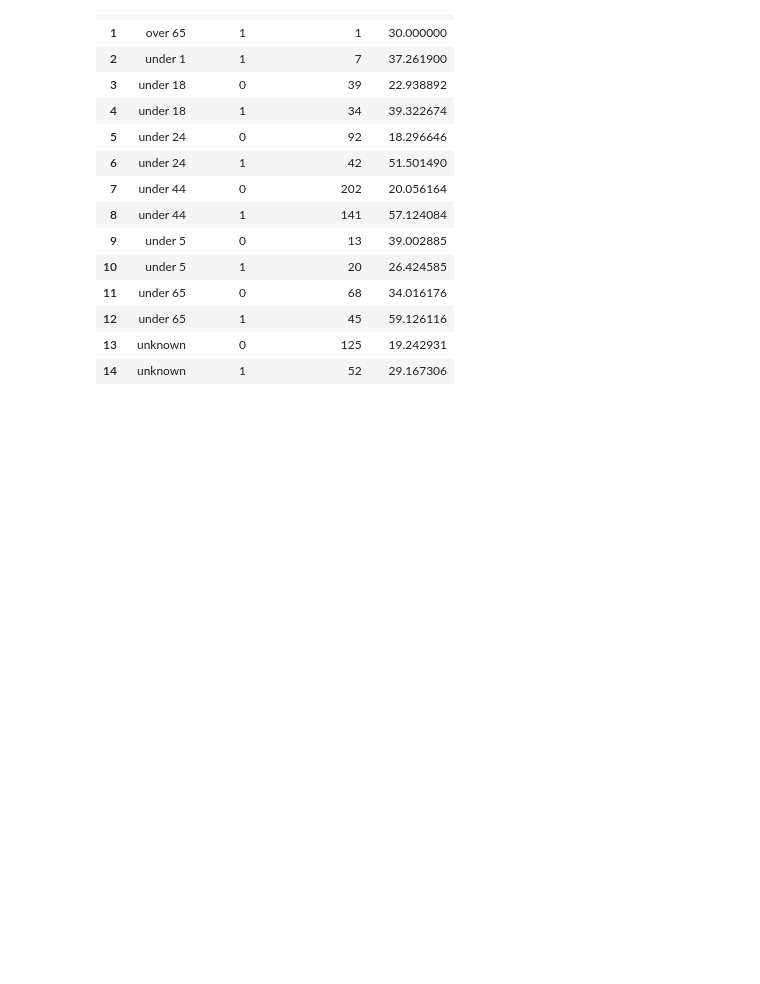
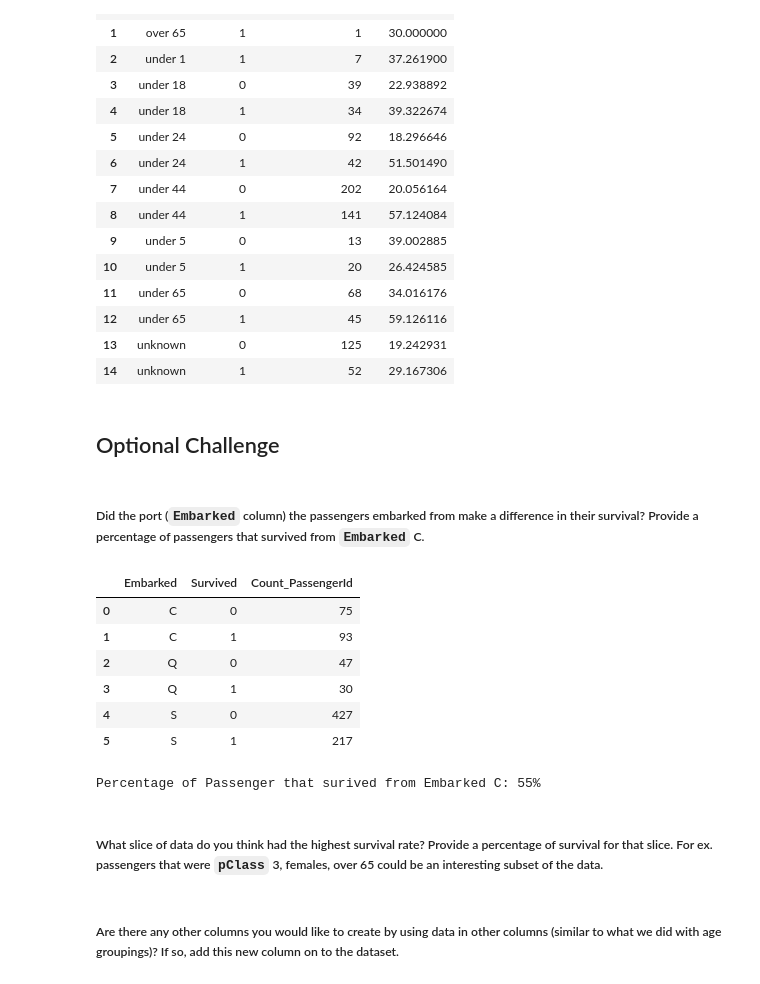
Before and after one commit to turingschool/try-turing, a Jupyter notebook: data-online/resources/titanic_notebook_instructor.ipynb, the cells around one changed output. Cells and saved outputs as stored; diff of their text form; code cells hidden in the pictures; blank space fills up the shorter version.

Commit message:
updated with optional section.

```diff
--- a/data-online/resources/titanic_notebook_instructor.ipynb
+++ b/data-online/resources/titanic_notebook_instructor.ipynb
@@ -306,3 +306,32 @@ over_65_passenger_counts = sorted(list(age_grouping_aggregation.loc[age_grouping
 assert under_18_passenger_counts == [34, 39]
 assert under_18_passenger_avg_fares == [22.938892307692306, 39.32267352941175]
 assert over_65_passenger_counts == [1, 10]
+# %% [markdown]
+## Optional Challenge
+# %% [markdown]
+##### Did the port (`Embarked` column) the passengers embarked from make a difference in their survival? Provide a percentage of passengers that survived from `Embarked` C.
+# %%
+query = """
+select Embarked, Survived, count(distinct PassengerId) as Count_PassengerId
+from data_with_age_grouping
+where Embarked is not null
+group by 1, 2
+order by 1, 2
+"""
+embarked_survival = psql.sqldf(query)
+embarked_survival
+# %% [output]
+|  | Embarked | Survived | Count_PassengerId |
+| 0 | C | 0 | 75 |
+| 1 | C | 1 | 93 |
+| 2 | Q | 0 | 47 |
+| 3 | Q | 1 | 30 |
+| 4 | S | 0 | 427 |
+| 5 | S | 1 | 217 |
+# %%
+percent = round((93/(75 + 93)) * 100)
+print("Percentage of Passenger that surived from Embarked C: %s%%" % percent)
+# %% [output]
+Percentage of Passenger that surived from Embarked C: 55%
+# %% [markdown]
+##### What slice of data do you think had the highest survival rate? Provide a percentage of survival for that slice. For ex. passengers that were `pClass` 3, females, over 65 could be an interesting subset of the data.
@@ -308,0 +340,2 @@ assert over_65_passenger_counts == [1, 10]
+# %% [markdown]
+##### Are there any other columns you would like to create by using data in other columns (similar to what we did with age groupings)? If so, add this new column on to the dataset.
```
Also changed, not shown: parts of 2 cells of this notebook, 1 other file.
